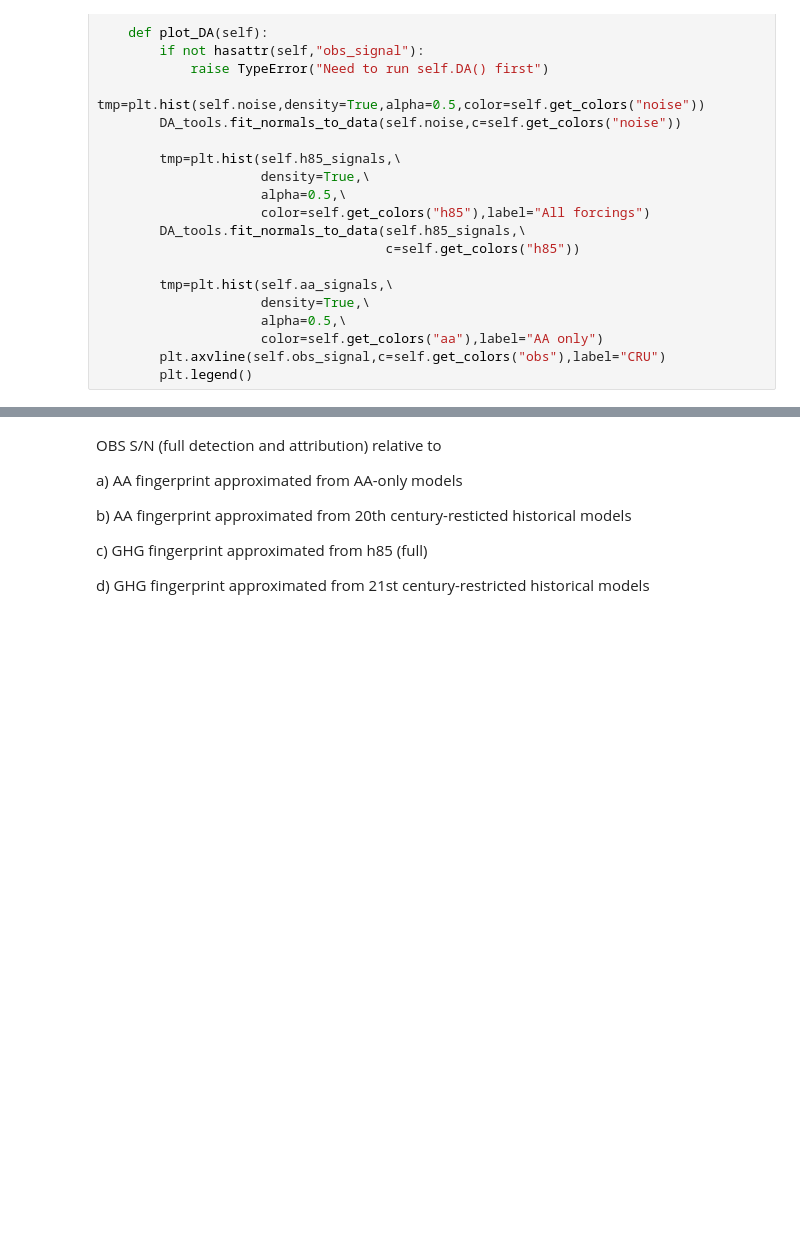
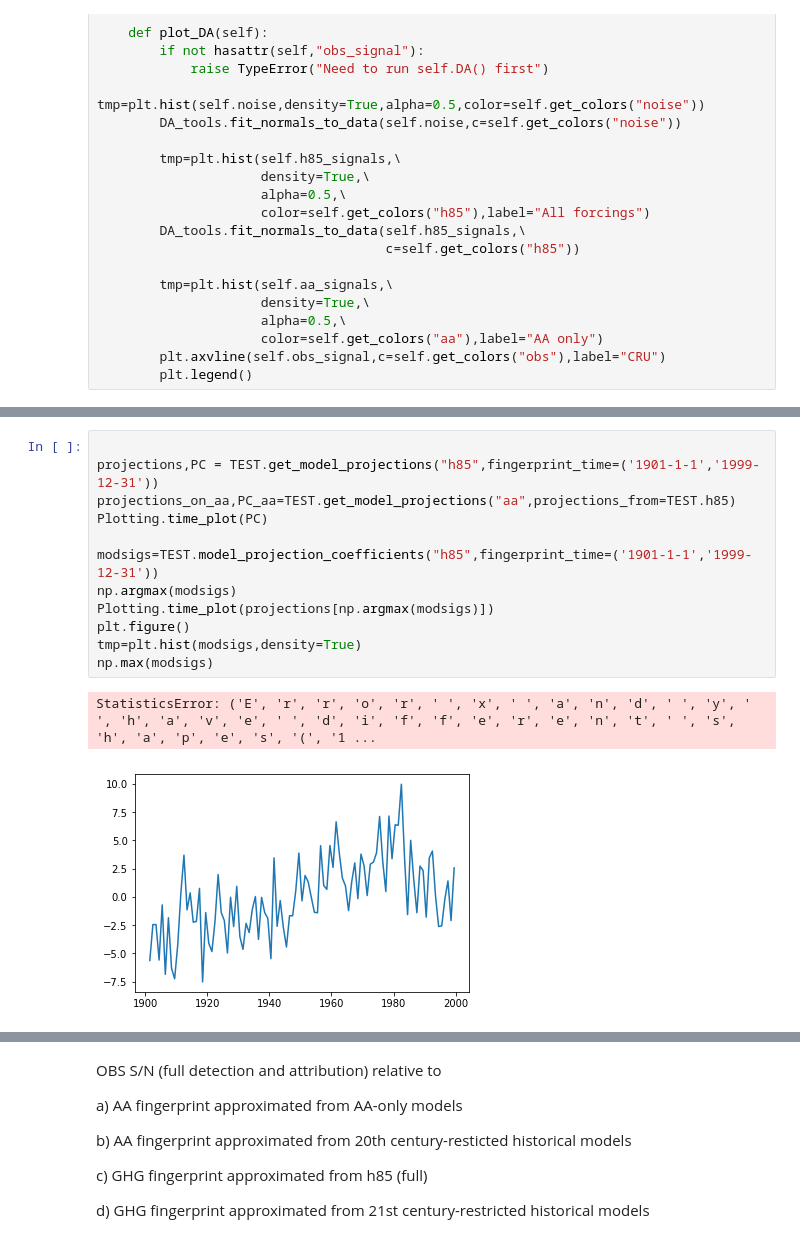
Before and after one commit to katemarvel/Sahel_Code, a Jupyter notebook: SahelFingerprinting-MESS.ipynb, the cells around one changed output, grey strips where cells are left out. Drawn from its saved outputs; the diff is of its cells as text; blank space fills up the shorter version.

```diff
--- a/SahelFingerprinting-MESS.ipynb
+++ b/SahelFingerprinting-MESS.ipynb
@@ -1038,5 +1027,20 @@ TEST.plot_DA()
 # %% [output]
 [figure]
+# %%
+
+projections,PC = TEST.get_model_projections("h85",fingerprint_time=('1901-1-1','1999-12-31'))
+projections_on_aa,PC_aa=TEST.get_model_projections("aa",projections_from=TEST.h85)
+Plotting.time_plot(PC)
+
+modsigs=TEST.model_projection_coefficients("h85",fingerprint_time=('1901-1-1','1999-12-31'))
+np.argmax(modsigs)
+Plotting.time_plot(projections[np.argmax(modsigs)])
+plt.figure()
+tmp=plt.hist(modsigs,density=True)
+np.max(modsigs)
+# %% [output]
+StatisticsError: ('E', 'r', 'r', 'o', 'r', ' ', 'x', ' ', 'a', 'n', 'd', ' ', 'y', ' ', 'h', 'a', 'v', 'e', ' ', 'd', 'i', 'f', 'f', 'e', 'r', 'e', 'n', 't', ' ', 's', 'h', 'a', 'p', 'e', 's', '(', '1 ...
+[figure, added]
 # %%
 TEST.set_time_bounds('1980-1-1','2016-12-31')
 plt.axvline(TEST.obs_projection_coefficient("h85"),c="r")
```
Also changed, not shown: parts of 3 cells of this notebook.
